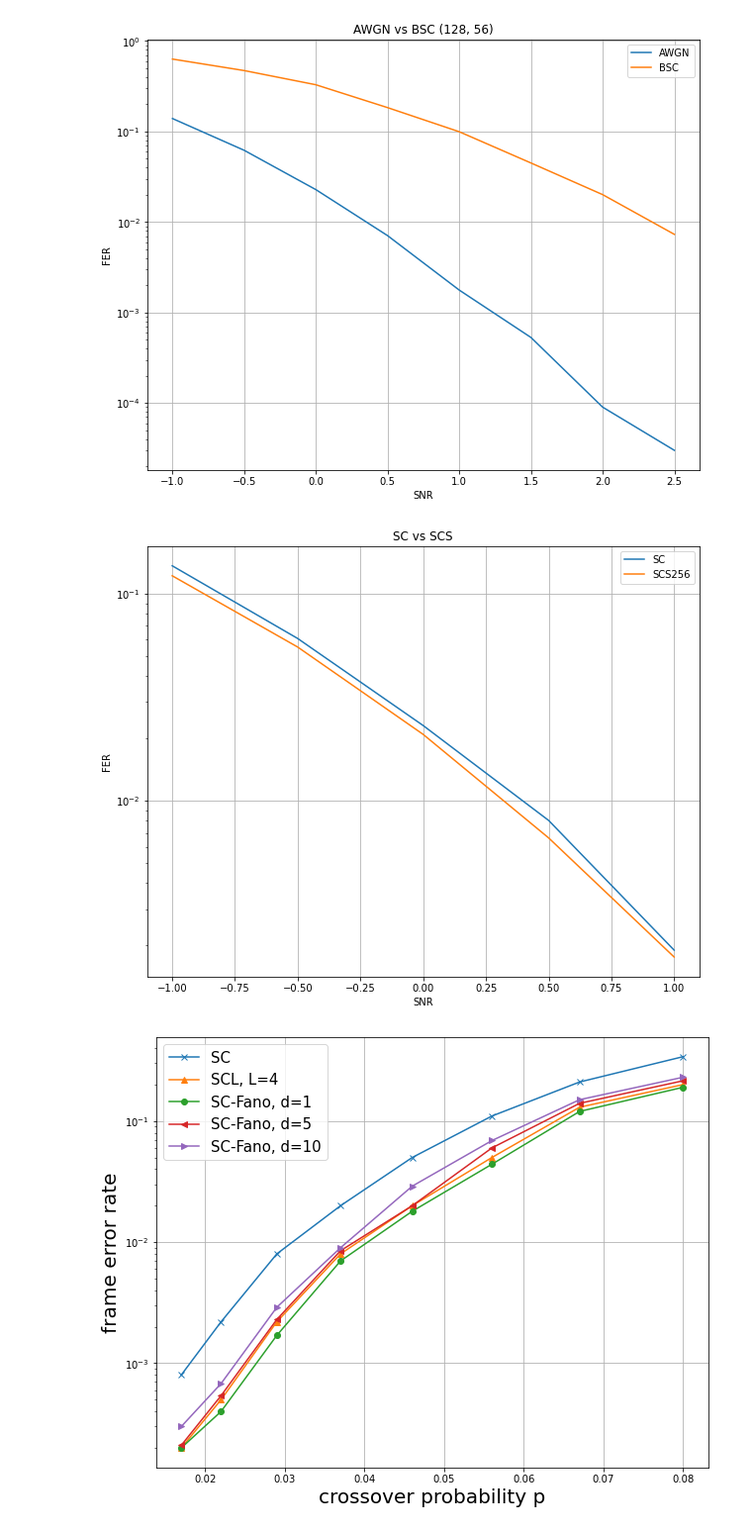
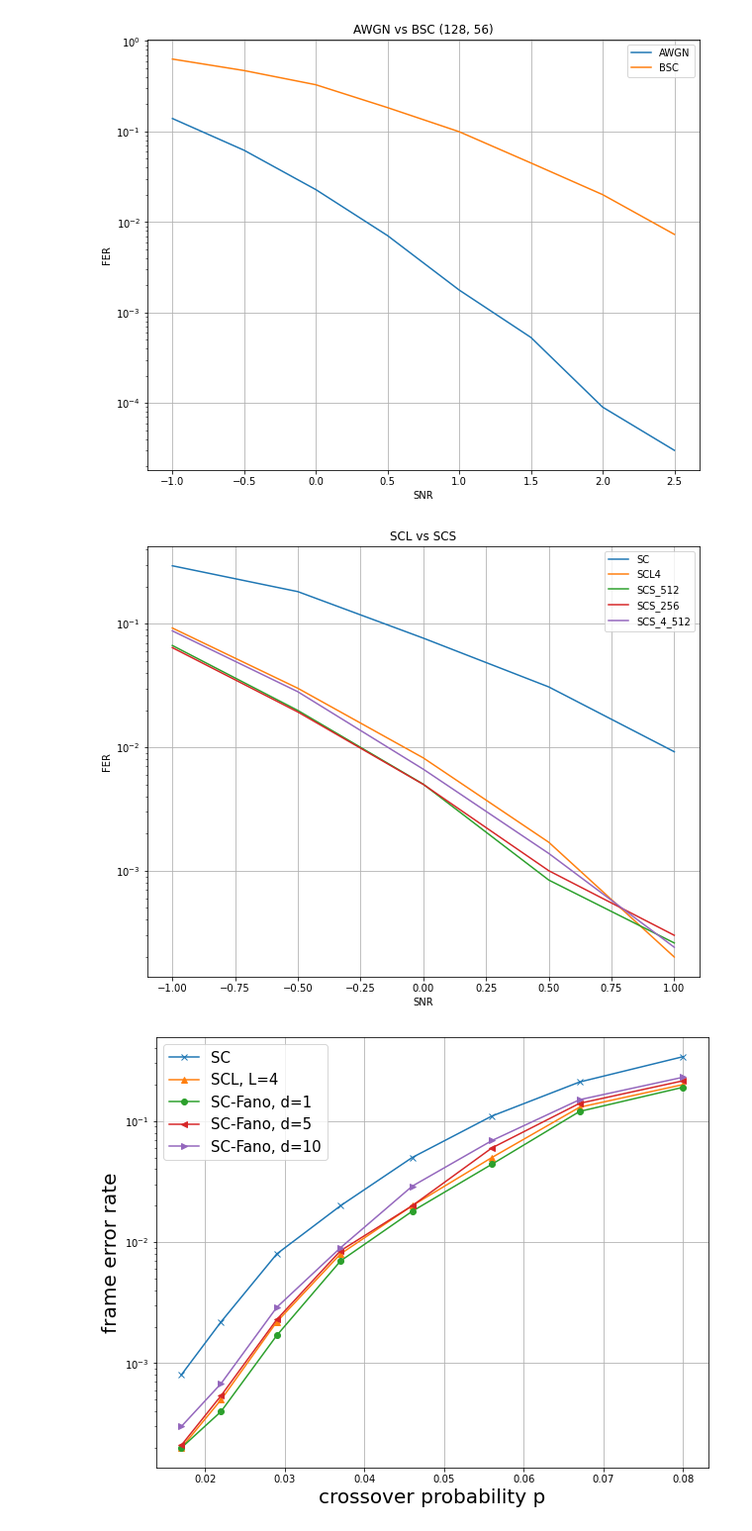
Before and after one commit to ISChetverikov/PolarCodes, a Jupyter notebook: results_plotting/PlotFerCurve.ipynb, the cells around one changed output. Shown at 99% size. Saved outputs shown, nothing was run; the diff lists cells and outputs as text; code cells hidden in the pictures.

```diff
--- a/results_plotting/PlotFerCurve.ipynb
+++ b/results_plotting/PlotFerCurve.ipynb
@@ -302,28 +302,40 @@ plt.savefig("AWGNvsBSC.png");
 # %%
 import pandas as pd
 import matplotlib.pyplot as plt
 %matplotlib inline
 
-a_df = pd.read_csv("..//results//128//SC_for_stack.results", skipinitialspace=True, sep=',', comment='#')
-b_df = pd.read_csv("..//results//128//SCS256_for_stack.results", skipinitialspace=True, sep=',', comment='#')
+a_df = pd.read_csv("..//results//128//SC.results", skipinitialspace=True, sep=',', comment='#')
+b_df = pd.read_csv("..//results//128//SCL_4.results", skipinitialspace=True, sep=',', comment='#')
+c_df = pd.read_csv("..//results//128//SCS_no_512.results", skipinitialspace=True, sep=',', comment='#')
+d_df = pd.read_csv("..//results//128//SCS_no_256.results", skipinitialspace=True, sep=',', comment='#')
+e_df = pd.read_csv("..//results//128//SCS_4_512.results", skipinitialspace=True, sep=',', comment='#')
+
 
 
 a_snr = a_df['SNR']
 b_snr = b_df['SNR']
+c_snr = c_df['SNR']
+d_snr = d_df['SNR']
+e_snr = e_df['SNR']
+
 a = a_df['FER']
 b = b_df['FER']
+c = c_df['FER']
+d = d_df['FER']
+e = e_df['FER']
+
 
 plt.figure(figsize=(10,8))
-plt.plot(a_snr, a, b_snr, b)
-plt.title("SC vs SCS")
-plt.legend(["SC", "SCS256"])
+plt.plot(a_snr, a, b_snr, b, c_snr, c, d_snr, d, e_snr, e)
+plt.title("SCL vs SCS")
+plt.legend(["SC", "SCL4", "SCS_512", "SCS_256", "SCS_4_512"])
 plt.xlabel("SNR")
 plt.grid(True)
 plt.ylabel("FER")
 plt.yscale('log')
 plt.savefig("SCvsSCS.png");
 # %% [output]
-[figure, old version]
+[figure, new version]
 # %%
 import pandas as pd
 import matplotlib.pyplot as plt
```
Also changed, not shown: 13 other files.
